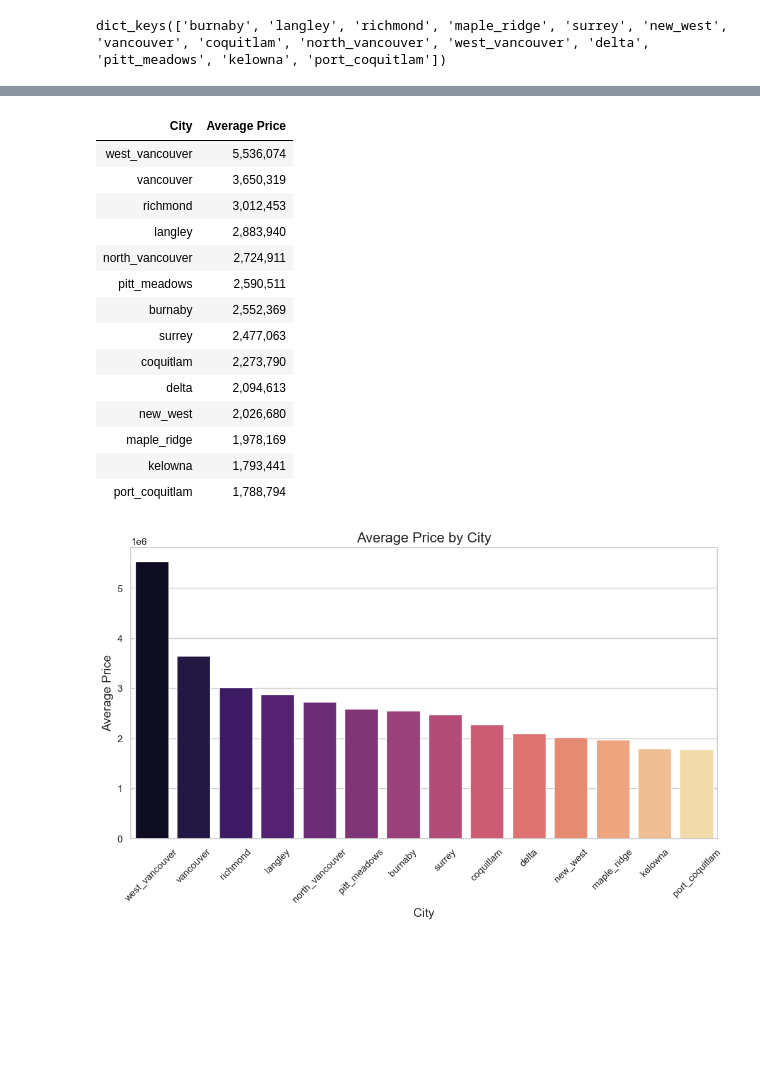
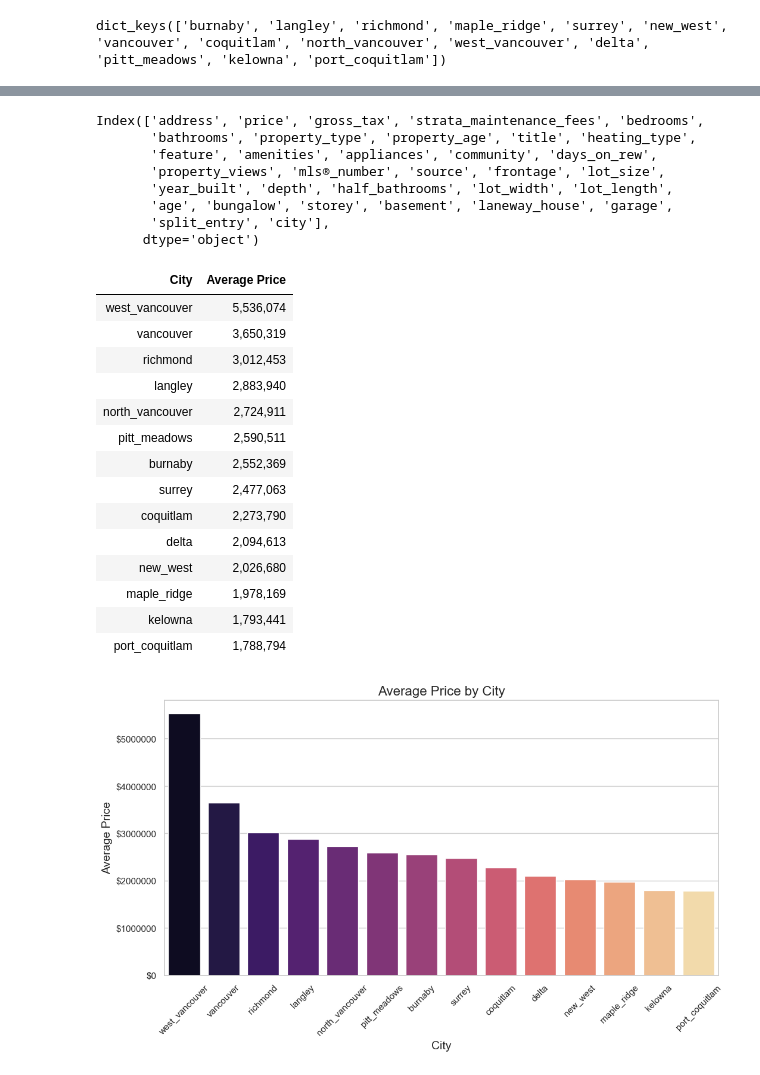
Before and after one commit to Real-Estate-Predictor/Real-Estate-Predictor-V2, a Jupyter notebook: visualize/plots.ipynb, the cells around one changed output, grey strips where cells are left out. Drawn from its saved outputs; the diff is of its cells as text; code cells hidden in the pictures; blank space fills up the shorter version.

```diff
--- a/visualize/plots.ipynb
+++ b/visualize/plots.ipynb
@@ -116,8 +116,20 @@ neighbourhoods_city
 clean_combined_data = get_df(file_path=folder + "clean_combined_data.csv", apply_columns=False)
 
 clean_combined_data['city'] = clean_combined_data['community'].apply(lambda x: neighbourhoods_city.get(x, 'unknown'))
+# %%
+clean_combined_data.columns
+# %% [output]
+Index(['address', 'price', 'gross_tax', 'strata_maintenance_fees', 'bedrooms',
+       'bathrooms', 'property_type', 'property_age', 'title', 'heating_type',
+       'feature', 'amenities', 'appliances', 'community', 'days_on_rew',
+       'property_views', 'mls®_number', 'source', 'frontage', 'lot_size',
+       'year_built', 'depth', 'half_bathrooms', 'lot_width', 'lot_length',
+       'age', 'bungalow', 'storey', 'basement', 'laneway_house', 'garage',
+       'split_entry', 'city'],
+      dtype='object')
 # %%
 
+from matplotlib.ticker import FuncFormatter
 
 
 # Group the data by the 'city' column and calculate the mean of the 'price' column
@@ -135,37 +147,47 @@ average_price_by_city_df.columns = ['City', 'Average Price']
 # Display the sorted average prices as a table
 display(average_price_by_city_df.style.hide_index().format({"Average Price": "{:,.0f}"}))
 
+
+# Function to format the y-axis values
+def currency_fmt(x, pos):
+    return f"${x:.0f}"
+
+
 # Set the Seaborn style
 sns.set(style="whitegrid")
 
 # Plot the sorted average price for each city using Seaborn
 plt.figure(figsize=(12, 6))
 ax = sns.barplot(x='City', y='Average Price', data=average_price_by_city_df, palette="magma")
 
 # Set the title and labels for the plot
 ax.set_title('Average Price by City', fontsize=16)
 ax.set_xlabel('City', fontsize=14)
 ax.set_ylabel('Average Price', fontsize=14)
 
+# Format the y-axis values as currency
+formatter = FuncFormatter(currency_fmt)
+ax.yaxis.set_major_formatter(formatter)
+
 # Rotate the x-axis labels for better readability
 plt.xticks(rotation=45)
 
 # Display the plot
 plt.show()
 # %% [output]
 | City | Average Price |
 | west_vancouver | 5,536,074 |
 | vancouver | 3,650,319 |
 | richmond | 3,012,453 |
 | langley | 2,883,940 |
 | north_vancouver | 2,724,911 |
 | pitt_meadows | 2,590,511 |
 | burnaby | 2,552,369 |
 | surrey | 2,477,063 |
 | coquitlam | 2,273,790 |
 | delta | 2,094,613 |
 | new_west | 2,026,680 |
 | maple_ridge | 1,978,169 |
 | kelowna | 1,793,441 |
 | port_coquitlam | 1,788,794 |
-[figure, old version]
+[figure, new version]
```
Also changed, not shown: parts of 17 cells of this notebook.
